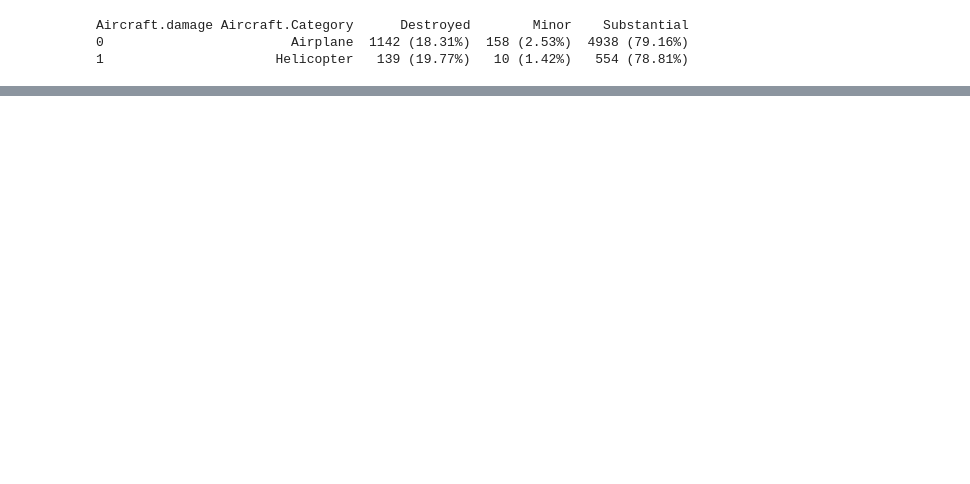
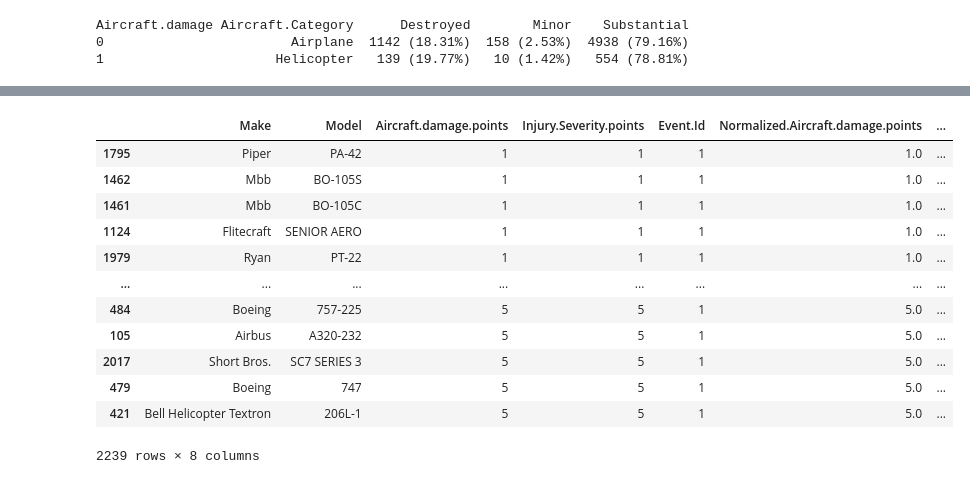
Before and after one commit to owenml/dsc-phase-1-project-v3, a Jupyter notebook: Olu.ipynb, the cells around one changed output, grey strips where cells are left out. Saved outputs shown, nothing was run; the diff lists cells and outputs as text; code cells hidden in the pictures; blank space fills up the shorter version.

```diff
--- a/Olu.ipynb
+++ b/Olu.ipynb
@@ -752,0 +367,31 @@ plt.show()
+# %%
+# Calculate the total points and the total number of incidents for each make and model
+grouped_data = helicopter_airplane.groupby(['Make', 'Model']).agg({'Aircraft.damage.points': 'sum', 'Injury.Severity.points': 'sum', 'Event.Id': 'count'}).reset_index()
+
+# Normalize the scores by dividing the total points by the total number of incidents
+grouped_data['Normalized.Aircraft.damage.points'] = grouped_data['Aircraft.damage.points'] / grouped_data['Event.Id']
+grouped_data['Normalized.Injury.Severity.points'] = grouped_data['Injury.Severity.points'] / grouped_data['Event.Id']
+
+# Compute the weighted average using the given weights
+grouped_data['Safety.Score'] = (grouped_data['Normalized.Aircraft.damage.points'] * 0.1) + (grouped_data['Normalized.Injury.Severity.points'] * 0.90)
+
+# Sort the dataframe by the safety score
+sorted_data = grouped_data.sort_values(by='Safety.Score', ascending=True)
+
+# Display the safety score for each make and model
+sorted_data[['Make', 'Model', 'Safety.Score']].head(100)
+sorted_data
+# %% [output]
+|  | Make | Model | Aircraft.damage.points | Injury.Severity.points | Event.Id | Normalized.Aircraft.damage.points | ... |
+| 1795 | Piper | PA-42 | 1 | 1 | 1 | 1.0 | ... |
+| 1462 | Mbb | BO-105S | 1 | 1 | 1 | 1.0 | ... |
+| 1461 | Mbb | BO-105C | 1 | 1 | 1 | 1.0 | ... |
+| 1124 | Flitecraft | SENIOR AERO | 1 | 1 | 1 | 1.0 | ... |
+| 1979 | Ryan | PT-22 | 1 | 1 | 1 | 1.0 | ... |
+| ... | ... | ... | ... | ... | ... | ... | ... |
+| 484 | Boeing | 757-225 | 5 | 5 | 1 | 5.0 | ... |
+| 105 | Airbus | A320-232 | 5 | 5 | 1 | 5.0 | ... |
+| 2017 | Short Bros. | SC7 SERIES 3 | 5 | 5 | 1 | 5.0 | ... |
+| 479 | Boeing | 747 | 5 | 5 | 1 | 5.0 | ... |
+| 421 | Bell Helicopter Textron | 206L-1 | 5 | 5 | 1 | 5.0 | ... |
+2239 rows × 8 columns
```
Also changed, not shown: parts of 73 cells of this notebook.
